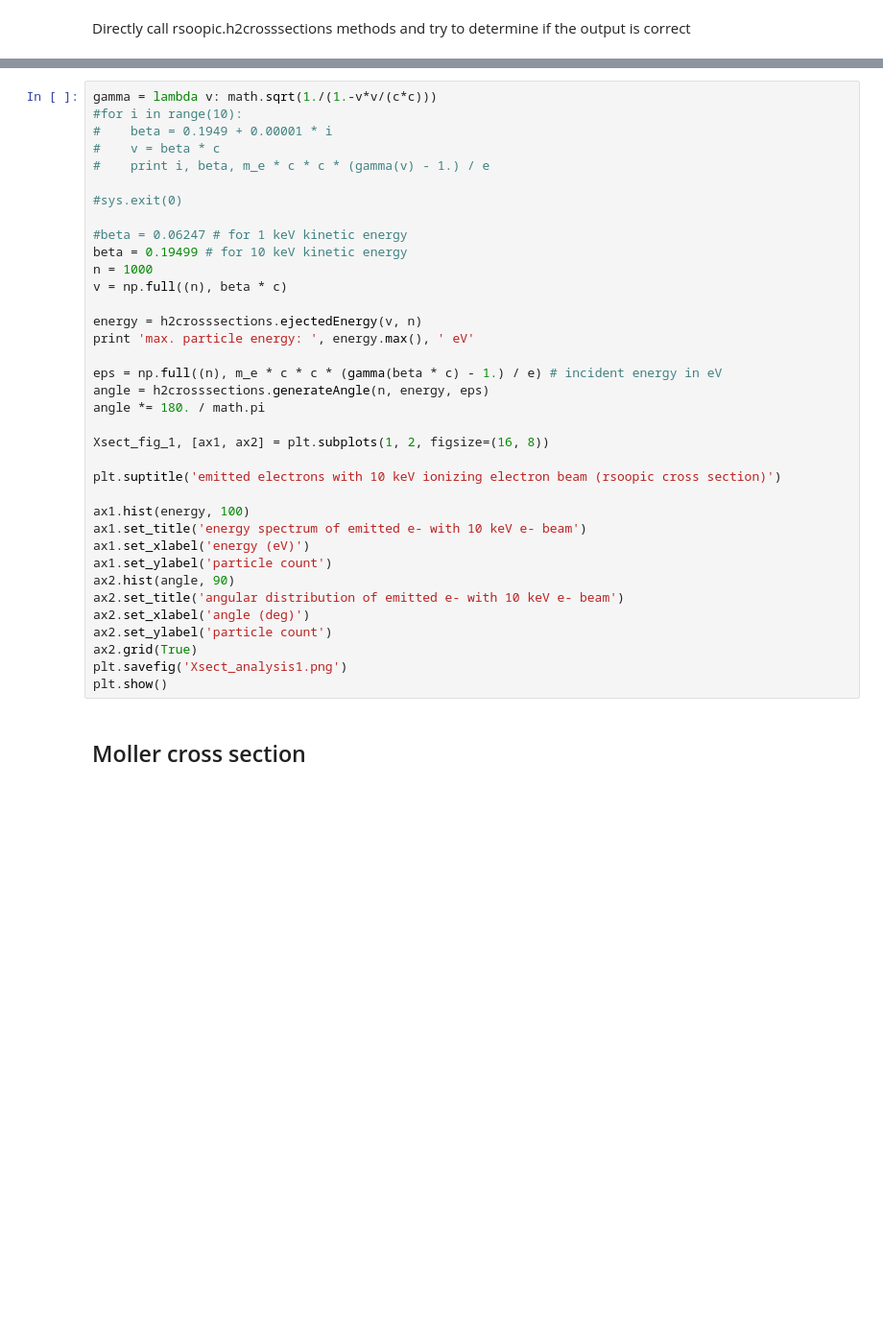
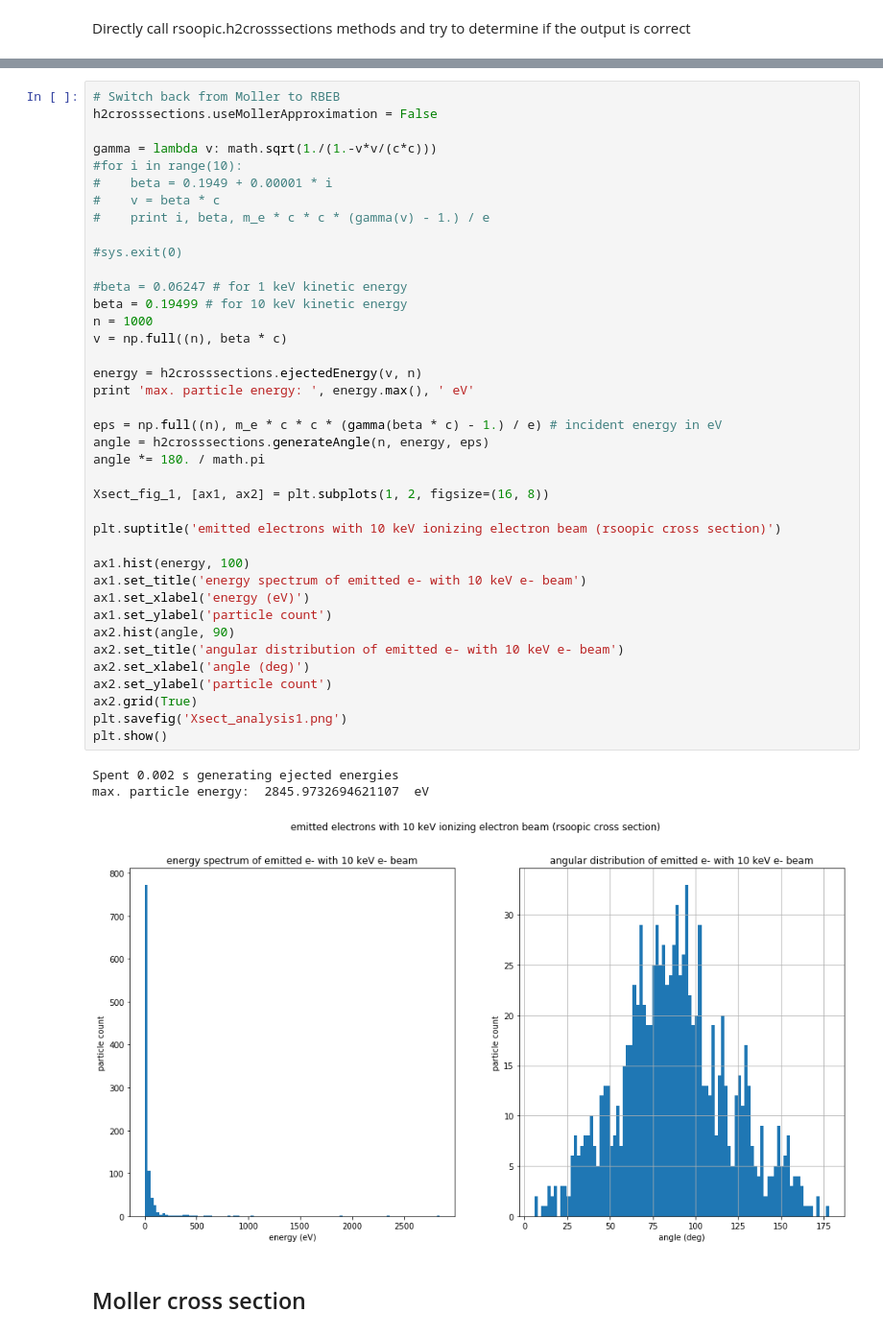
Before and after one commit to radiasoft/rswarp, a Jupyter notebook: examples/ionization/cross_section_testing.ipynb, the cells around one changed output, grey strips where cells are left out. Shown at 96% size. Cells and saved outputs as stored; diff of their text form; blank space fills up the shorter version.

```diff
--- a/examples/ionization/cross_section_testing.ipynb
+++ b/examples/ionization/cross_section_testing.ipynb
@@ -66,4 +85,7 @@ SystemExit: 0
 # %%
+# Switch back from Moller to RBEB
+h2crosssections.useMollerApproximation = False
+
 gamma = lambda v: math.sqrt(1./(1.-v*v/(c*c)))
 #for i in range(10):
 #    beta = 0.1949 + 0.00001 * i
@@ -72,33 +94,37 @@ gamma = lambda v: math.sqrt(1./(1.-v*v/(c*c)))
 
 #sys.exit(0)
 
 #beta = 0.06247 # for 1 keV kinetic energy
 beta = 0.19499 # for 10 keV kinetic energy
 n = 1000
 v = np.full((n), beta * c)
 
 energy = h2crosssections.ejectedEnergy(v, n)
 print 'max. particle energy: ', energy.max(), ' eV'
 
 eps = np.full((n), m_e * c * c * (gamma(beta * c) - 1.) / e) # incident energy in eV
 angle = h2crosssections.generateAngle(n, energy, eps)
 angle *= 180. / math.pi
 
 Xsect_fig_1, [ax1, ax2] = plt.subplots(1, 2, figsize=(16, 8))
 
 plt.suptitle('emitted electrons with 10 keV ionizing electron beam (rsoopic cross section)')
 
 ax1.hist(energy, 100)
 ax1.set_title('energy spectrum of emitted e- with 10 keV e- beam')
 ax1.set_xlabel('energy (eV)')
 ax1.set_ylabel('particle count')
 ax2.hist(angle, 90)
 ax2.set_title('angular distribution of emitted e- with 10 keV e- beam')
 ax2.set_xlabel('angle (deg)')
 ax2.set_ylabel('particle count')
 ax2.grid(True)
 plt.savefig('Xsect_analysis1.png')
 plt.show()
+# %% [output]
+Spent 0.002 s generating ejected energies
+max. particle energy:  2845.9732694621107  eV
+[figure, added]
 # %% [markdown]
 ## Moller cross section
 # %% [markdown]
```
Also changed, not shown: parts of 11 cells of this notebook.
